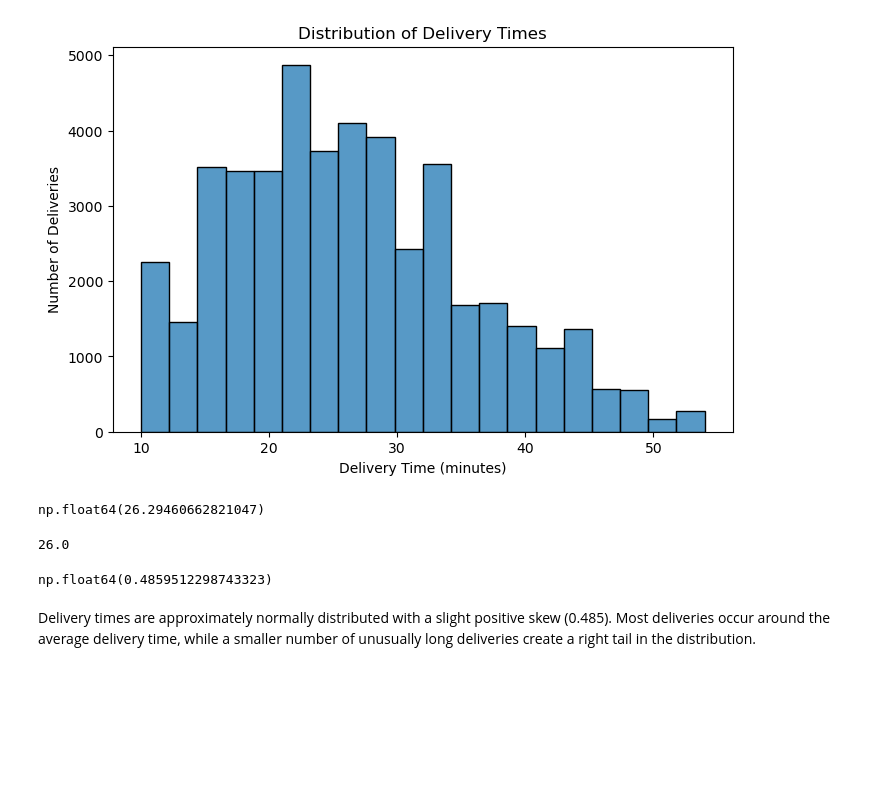
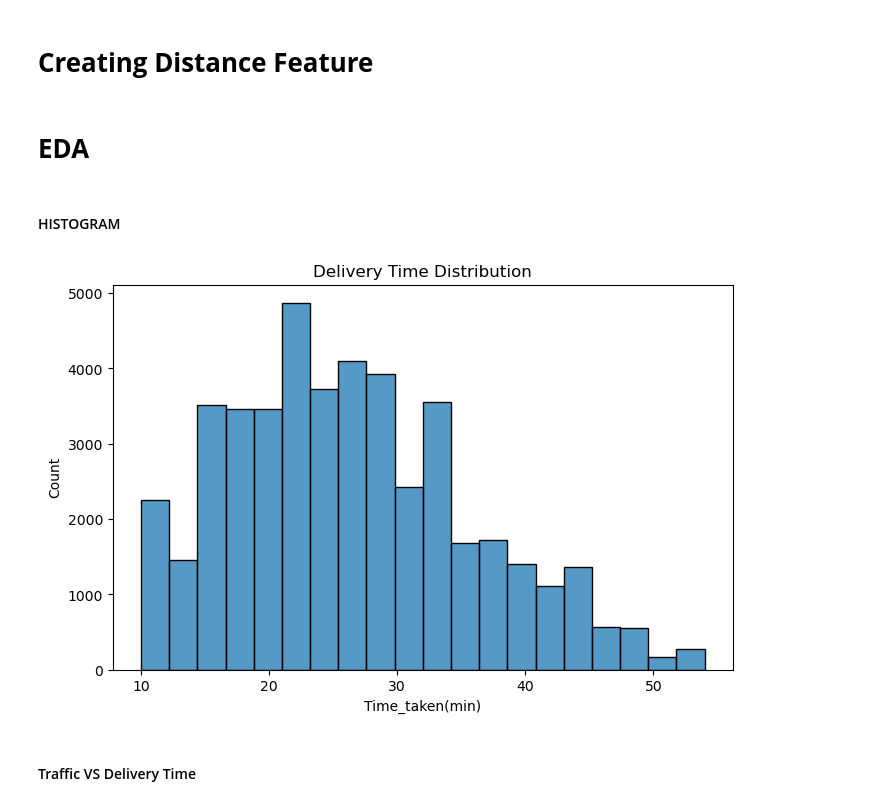
Before and after one commit to UDIT30kaushik/DeliveryDelayPrediction, a Jupyter notebook: notebooks/delivery_delay_prediction.ipynb, the cells around one changed output. Cells and saved outputs as stored; diff of their text form; code cells hidden in the pictures; blank space fills up the shorter version.

```diff
--- a/notebooks/delivery_delay_prediction.ipynb
+++ b/notebooks/delivery_delay_prediction.ipynb
@@ -206,9 +73,4 @@ df["multiple_deliveries"] = (
 )
-# %%
-df["multiple_deliveries"] = (
-    df["multiple_deliveries"]
-    .astype(int)
-)
 # %%
 df["Time_taken(min)"] = (
     df["Time_taken(min)"]
@@ -294,29 +97,51 @@ import seaborn as sns
+# %%
+df["Festival"] = (
+    df["Festival"]
+    .replace("NaN", pd.NA)
+)
+
+df["Festival"] = (
+    df["Festival"]
+    .fillna(df["Festival"].mode()[0])
+)
+# %%
+df["City"] = (
+    df["City"]
+    .replace("NaN", pd.NA)
+)
+
+df["City"] = (
+    df["City"]
+    .fillna(df["City"].mode()[0])
+)
+# %% [markdown]
+# **Creating Distance Feature**
+# %%
+df["distance"] = np.sqrt(
+    (df["Restaurant_latitude"] -
+     df["Delivery_location_latitude"])**2
+    +
+    (df["Restaurant_longitude"] -
+     df["Delivery_location_longitude"])**2
+)
+# %% [markdown]
+# **EDA**
+# %% [markdown]
+#### HISTOGRAM
 # %%
 plt.figure(figsize=(8,5))
 
-sns.histplot(df["Time_taken(min)"], bins=20)
+sns.histplot(
+    df["Time_taken(min)"],
+    bins=20
+)
 
-plt.title("Distribution of Delivery Times")
-plt.xlabel("Delivery Time (minutes)")
-plt.ylabel("Number of Deliveries")
-
+plt.title("Delivery Time Distribution")
 plt.show()
 # %% [output]
-[figure, old version]
+[figure, new version]
-# %%
-df["Time_taken(min)"].mean()
-# %% [output]
-np.float64(26.29460662821047)
-# %%
-df["Time_taken(min)"].median()
-# %% [output]
-26.0
-# %%
-df["Time_taken(min)"].skew()
-# %% [output]
-np.float64(0.4859512298743323)
-# %% [markdown]
-Delivery times are approximately normally distributed with a slight positive skew (0.485). Most deliveries occur around the average delivery time, while a smaller number of unusually long deliveries create a right tail in the distribution.
+# %% [markdown]
+#### Traffic VS Delivery Time
 # %%
 plt.figure(figsize=(8,5))
 
```
Also changed, not shown: parts of 79 cells of this notebook.
